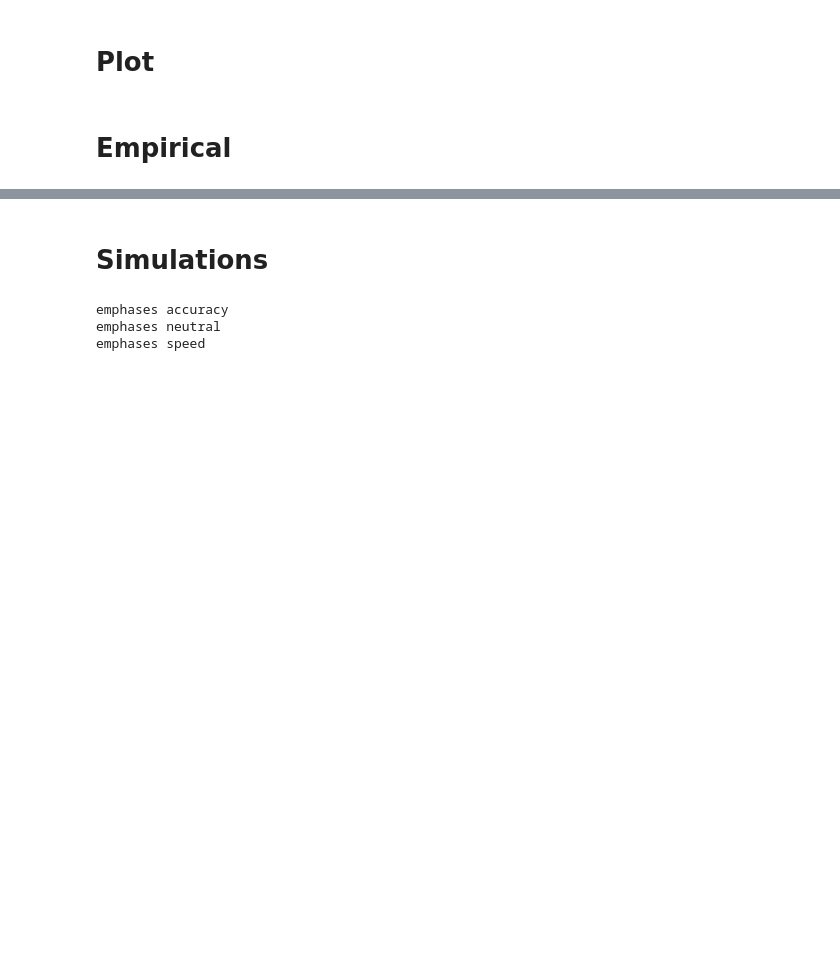
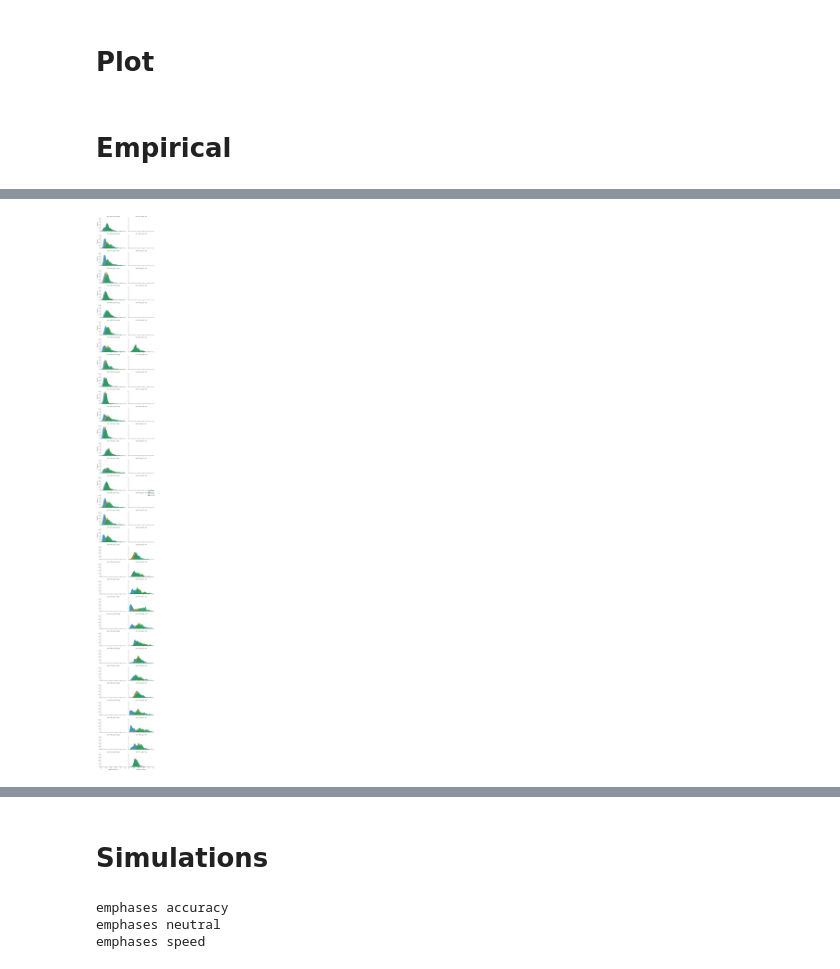
Before and after one commit to psipeter/speed-accuracy-tradeoff, a Jupyter notebook: forstmann_compare.ipynb, the cells around one changed output, grey strips where cells are left out. Drawn from its saved outputs; the diff is of its cells as text; code cells hidden in the pictures; blank space fills up the shorter version.

```diff
--- a/forstmann_compare.ipynb
+++ b/forstmann_compare.ipynb
@@ -331,0 +373,15 @@ def plot_empirical(empfile):
+# %%
+def plot_RTs_individual(empfile, bins=np.arange(0.2, 1.25, 0.05)):
+    emp = pd.read_pickle(f"data/{empfile}.pkl")
+    order = ['speed', 'neutral', 'accuracy']
+    fig = sns.FacetGrid(emp, col='age', hue='emphasis', row="pid", hue_order=order, palette=palette, height=2, aspect=1.5)
+    fig.map_dataframe(sns.histplot, x="RT", stat='percent', element="poly", bins=bins, common_norm=False)
+    fig.set_xlabels("Response Time (s)")
+    fig.add_legend()
+    plt.tight_layout()
+    fig.savefig(f"plots/forstmann_RTs_individual.svg")
+    fig.savefig(f"plots/forstmann_RTs_individual.png", dpi=600)
+# %%
+plot_RTs_individual("forstmann2011")
+# %% [output]
+[figure, added]
```
Also changed, not shown: parts of 18 cells of this notebook.
